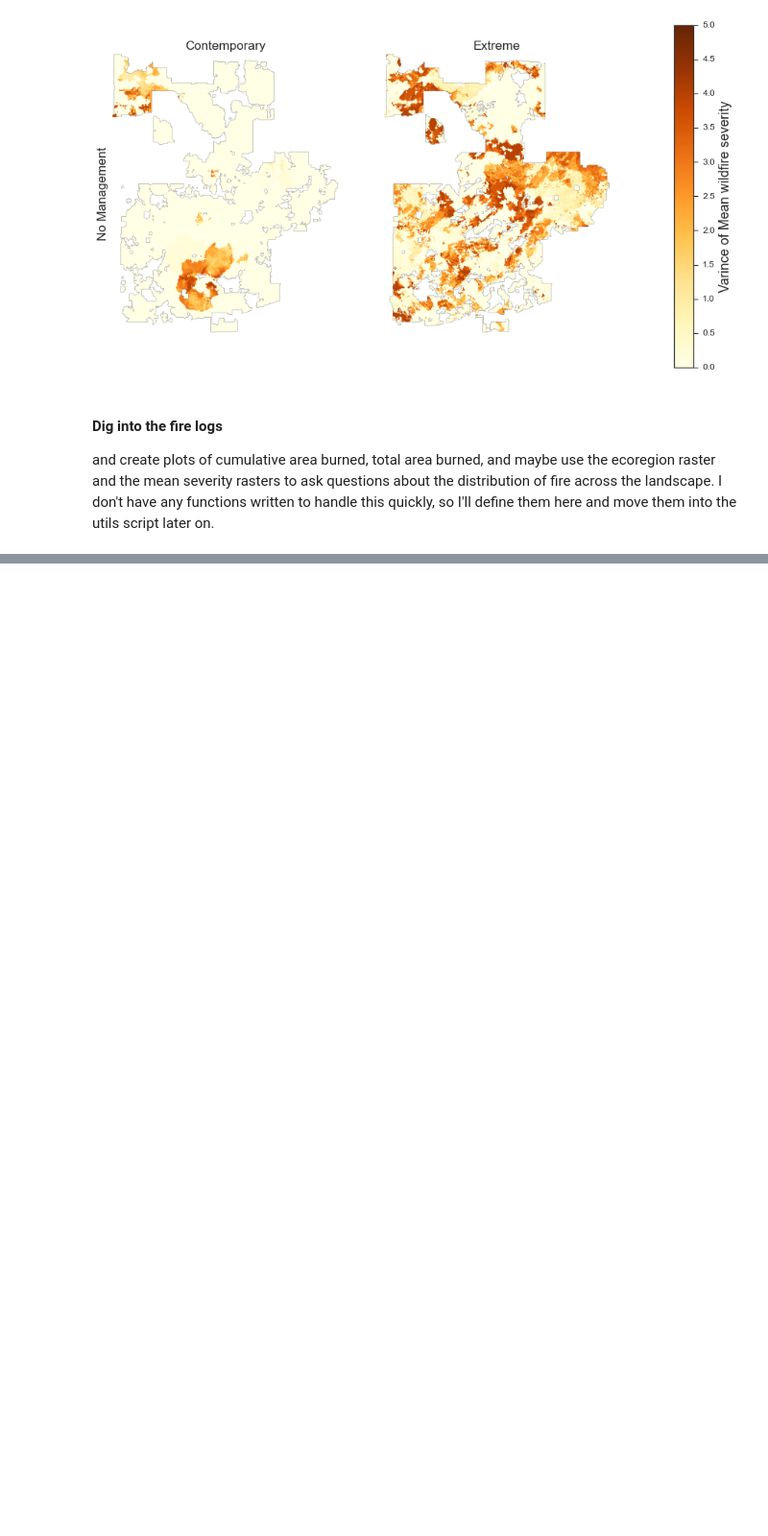
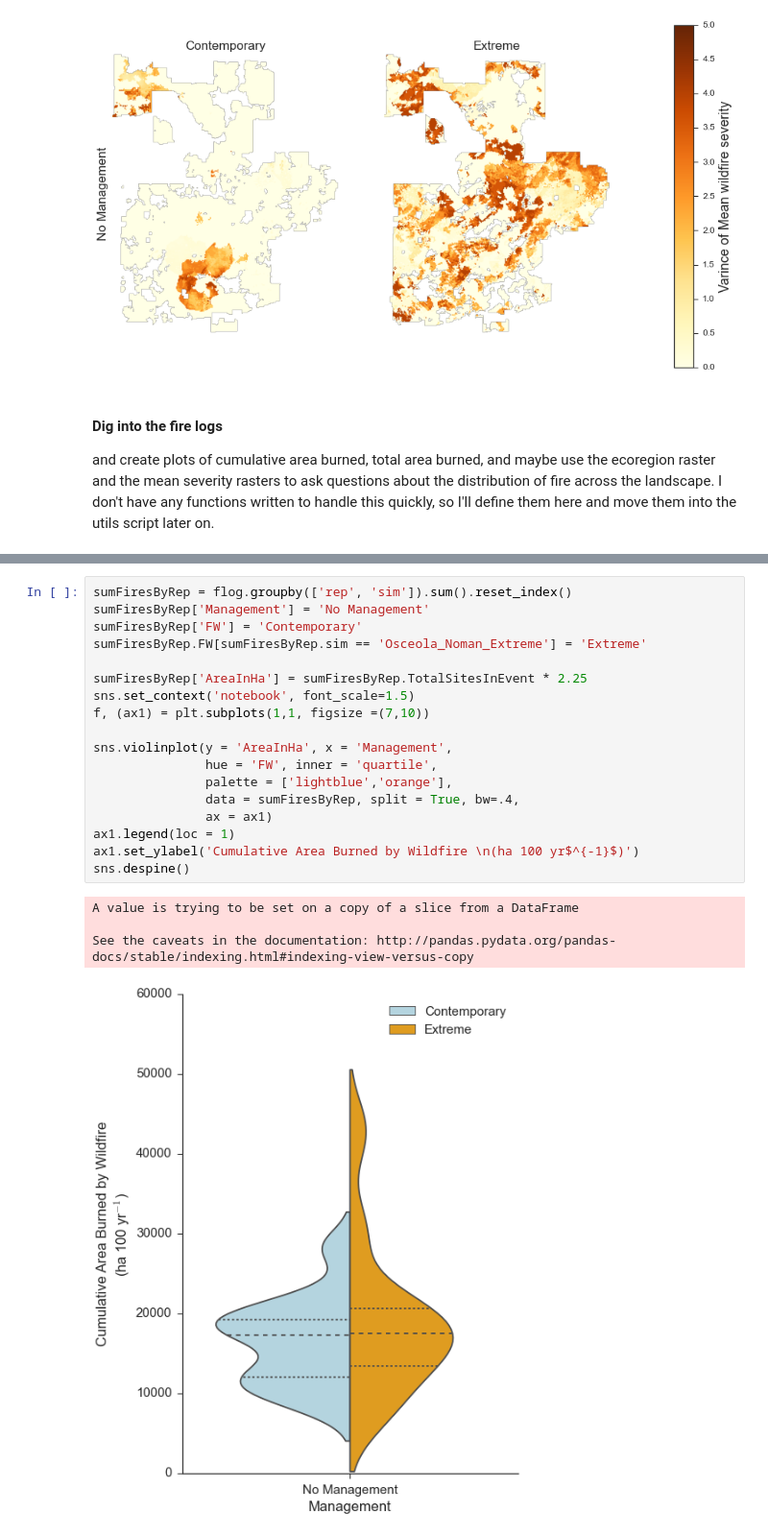
Before and after one commit to djkrofch/Osceola, a Jupyter notebook: OsceolaOutput.ipynb, the cells around one changed output, grey strips where cells are left out. Shown: that part at 96% size. Cells and saved outputs as stored; diff of their text form; blank space fills up the shorter version.

Commit message:
Created a distribution of area burned by FW
split violin plot. Code is extensible to handle management scenarios as
they come online.

```diff
--- a/OsceolaOutput.ipynb
+++ b/OsceolaOutput.ipynb
@@ -204,0 +170,23 @@ array(['7', '26', '21', '16', '12', '22', '27', '6', '1', '11', '2', '17'], dtyp
+# %%
+sumFiresByRep = flog.groupby(['rep', 'sim']).sum().reset_index()
+sumFiresByRep['Management'] = 'No Management'
+sumFiresByRep['FW'] = 'Contemporary'
+sumFiresByRep.FW[sumFiresByRep.sim == 'Osceola_Noman_Extreme'] = 'Extreme'
+
+sumFiresByRep['AreaInHa'] = sumFiresByRep.TotalSitesInEvent * 2.25
+sns.set_context('notebook', font_scale=1.5)
+f, (ax1) = plt.subplots(1,1, figsize =(7,10))
+
+sns.violinplot(y = 'AreaInHa', x = 'Management',
+               hue = 'FW', inner = 'quartile',
+               palette = ['lightblue','orange'],
+               data = sumFiresByRep, split = True, bw=.4,
+               ax = ax1)
+ax1.legend(loc = 1)
+ax1.set_ylabel('Cumulative Area Burned by Wildfire \n(ha 100 yr$^{-1}$)')
+sns.despine()
+# %% [output]
+A value is trying to be set on a copy of a slice from a DataFrame
+
+See the caveats in the documentation: http://pandas.pydata.org/pandas-docs/stable/indexing.html#indexing-view-versus-copy
+[figure, added]
```
Also changed, not shown: parts of 4 cells of this notebook.
